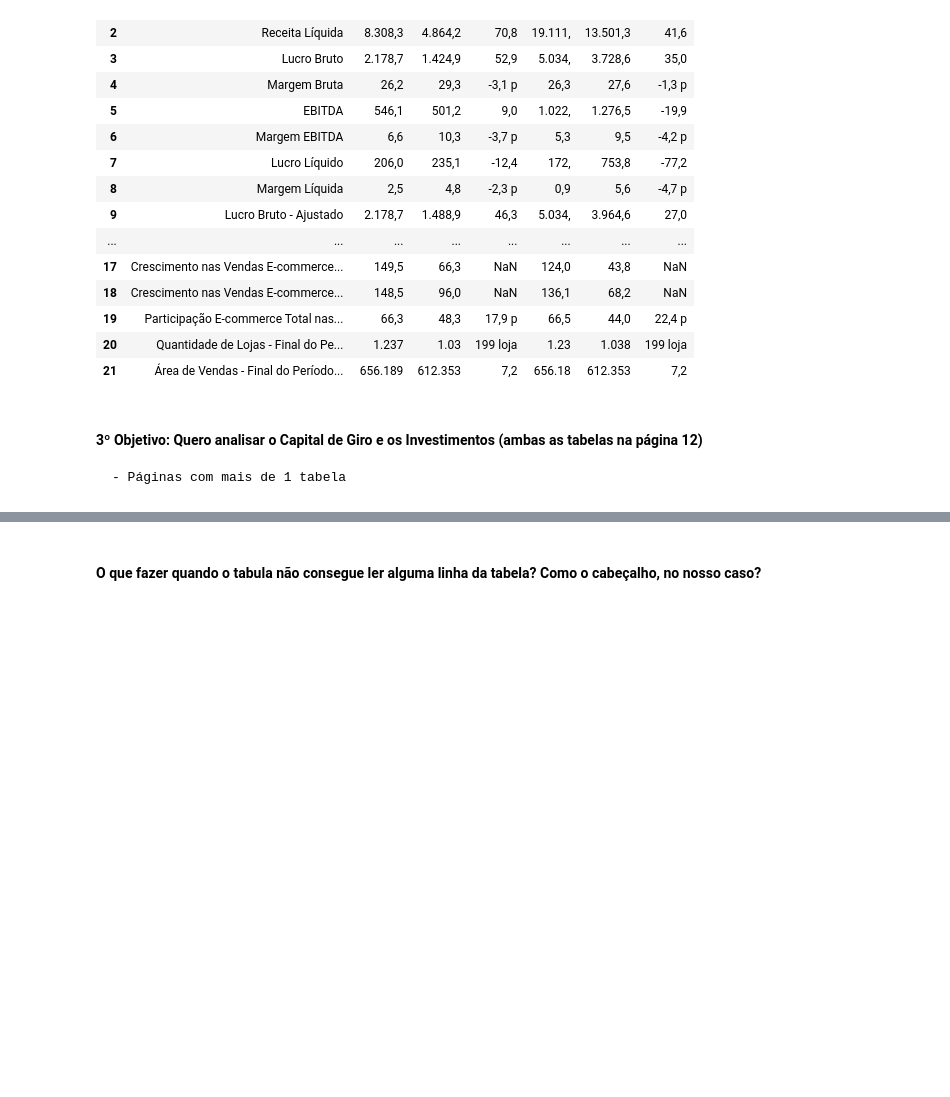
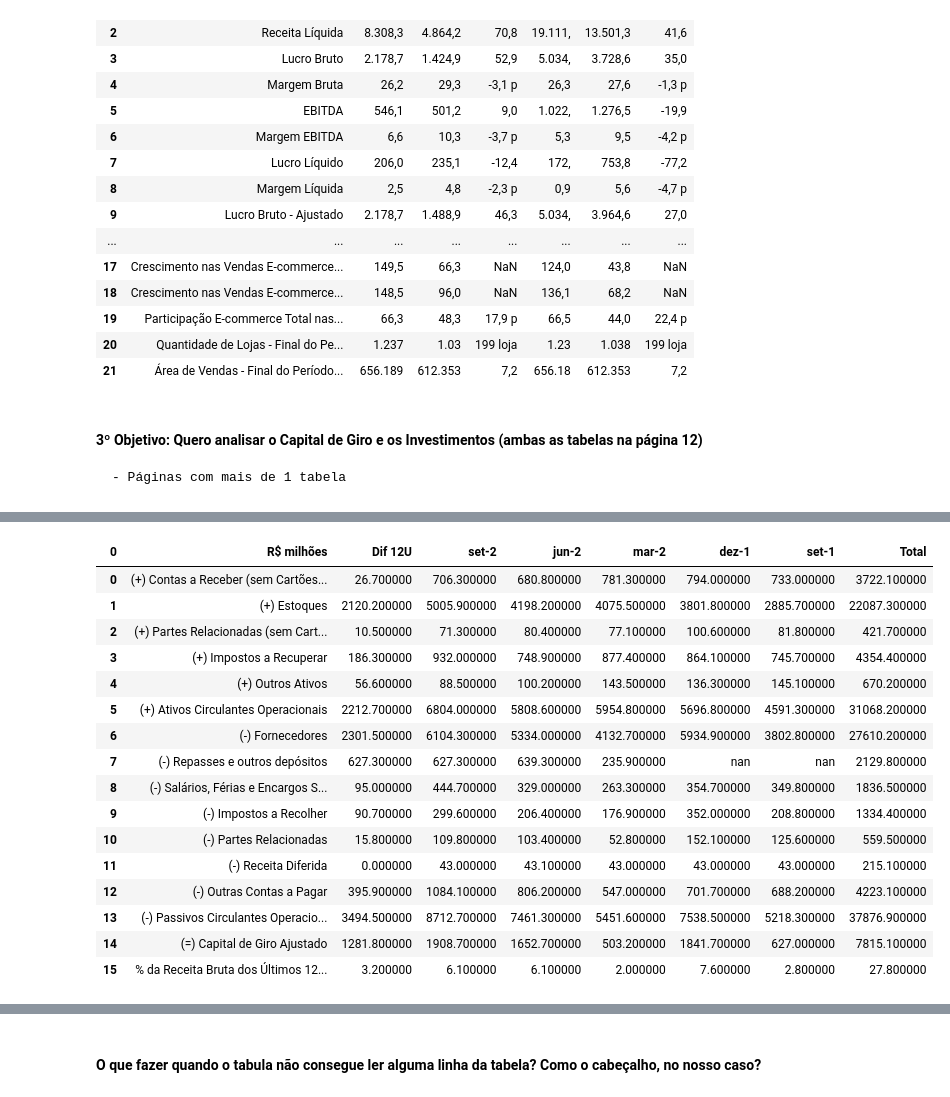
Before and after one commit to EngSivaldo/Int_python_txt_pdf, a Jupyter notebook: Arquivo Inicial PDF.ipynb, the cells around one changed output, grey strips where cells are left out. Cells and saved outputs as stored; diff of their text form; code cells hidden in the pictures; blank space fills up the shorter version.

```diff
--- a/Arquivo Inicial PDF.ipynb
+++ b/Arquivo Inicial PDF.ipynb
@@ -312,0 +560,64 @@ display(df_resultado)
+# %%
+import tabula
+import pandas as pd
+from IPython.display import display
+
+def process_table(file_path, pages, encoding='latin1', lattice=False):
+    # Ler o PDF
+    tabelas = tabula.read_pdf(file_path, pages=pages, encoding=encoding, lattice=lattice)
+
+    if tabelas:
+        df = tabelas[0]
+        df = df.dropna(how='all', axis=0)  # Excluir linhas totalmente vazias
+        df = df.dropna(how='all', axis=1)  # Excluir colunas totalmente vazias
+        df = df.reset_index(drop=True)  # Resetar o índice para iniciar em 0
+        return df
+    else:
+        return pd.DataFrame()  # Retornar um DataFrame vazio se nenhuma tabela for encontrada
+
+# Função para converter valores de texto em números
+def convert_to_numeric(df):
+    # Loop através de cada coluna, começando da segunda coluna até a última
+    for col in df.columns[1:]:
+        # Aplicar uma função lambda em cada elemento da coluna
+        df[col] = df[col].apply(
+            lambda x:
+            # Converter o valor para numérico após remover caracteres não numéricos
+            pd.to_numeric(
+                str(x)  # Converter o valor para string
+                .replace('.', '')  # Remover separadores de milhar (pontos)
+                .replace(',', '.')  # Substituir vírgulas decimais por pontos
+                .replace('(', '')  # Remover parênteses de abertura
+                .replace(')', '')  # Remover parênteses de fechamento
+                .replace('%', '')  # Remover símbolo de porcentagem
+                .replace('-', ''),  # Remover traços
+                errors='coerce'  # Tratar erros de conversão, substituindo valores inválidos por NaN
+            )
+            if pd.notnull(x) else x  # Manter valores nulos (NaN) inalterados
+        )
+    return df  # Retornar o DataFrame atualizado
+
+def highlight_total(s):
+    """Função para destacar a coluna 'Total'."""
+    is_total = s.name == 'Total'
+    return ['background-color: yellow' if is_total else '' for v in s]
+
+# Processar a primeira tabela
+df_capitalgiro = process_table('MGLU_ER_3T20_POR.pdf', pages=12)
+df_capitalgiro = convert_to_numeric(df_capitalgiro)
+display(df_capitalgiro)
+
+# Processar a tabela com lattice=True
+df_capitalgiro2 = process_table('MGLU_ER_3T20_POR.pdf', pages=12, lattice=True)
+if not df_capitalgiro2.empty:
+    colunas = df_capitalgiro2.iloc[0].dropna()  # Obter a primeira linha como colunas e excluir colunas vazias
+    df_capitalgiro.columns = colunas  # Definir os nomes das colunas na tabela original
+
+    # Adicionar a coluna "Total"
+    df_capitalgiro['Total'] = df_capitalgiro.iloc[:, 1:].apply(pd.to_numeric, errors='coerce').sum(axis=1)
+
+    # Aplicar a função de destaque para a coluna 'Total'
+    styled_df = df_capitalgiro.style.apply(lambda x: ['background-color: red' if i == 'Total' else '' for i in x.index], axis=1)
+
+    display(styled_df)  # Exibir a tabela final com a coluna 'Total' destacada
+# %% [output]
@@ -312,0 +641,17 @@ display(df_resultado)
+| 0 | R$ milhões | Dif 12U | set-2 | jun-2 | mar-2 | dez-1 | set-1 | Total |
+| 0 | (+) Contas a Receber (sem Cartões... | 26.700000 | 706.300000 | 680.800000 | 781.300000 | 794.000000 | 733.000000 | 3722.100000 |
+| 1 | (+) Estoques | 2120.200000 | 5005.900000 | 4198.200000 | 4075.500000 | 3801.800000 | 2885.700000 | 22087.300000 |
+| 2 | (+) Partes Relacionadas (sem Cart... | 10.500000 | 71.300000 | 80.400000 | 77.100000 | 100.600000 | 81.800000 | 421.700000 |
+| 3 | (+) Impostos a Recuperar | 186.300000 | 932.000000 | 748.900000 | 877.400000 | 864.100000 | 745.700000 | 4354.400000 |
+| 4 | (+) Outros Ativos | 56.600000 | 88.500000 | 100.200000 | 143.500000 | 136.300000 | 145.100000 | 670.200000 |
+| 5 | (+) Ativos Circulantes Operacionais | 2212.700000 | 6804.000000 | 5808.600000 | 5954.800000 | 5696.800000 | 4591.300000 | 31068.200000 |
+| 6 | (-) Fornecedores | 2301.500000 | 6104.300000 | 5334.000000 | 4132.700000 | 5934.900000 | 3802.800000 | 27610.200000 |
+| 7 | (-) Repasses e outros depósitos | 627.300000 | 627.300000 | 639.300000 | 235.900000 | nan | nan | 2129.800000 |
+| 8 | (-) Salários, Férias e Encargos S... | 95.000000 | 444.700000 | 329.000000 | 263.300000 | 354.700000 | 349.800000 | 1836.500000 |
+| 9 | (-) Impostos a Recolher | 90.700000 | 299.600000 | 206.400000 | 176.900000 | 352.000000 | 208.800000 | 1334.400000 |
+| 10 | (-) Partes Relacionadas | 15.800000 | 109.800000 | 103.400000 | 52.800000 | 152.100000 | 125.600000 | 559.500000 |
+| 11 | (-) Receita Diferida | 0.000000 | 43.000000 | 43.100000 | 43.000000 | 43.000000 | 43.000000 | 215.100000 |
+| 12 | (-) Outras Contas a Pagar | 395.900000 | 1084.100000 | 806.200000 | 547.000000 | 701.700000 | 688.200000 | 4223.100000 |
+| 13 | (-) Passivos Circulantes Operacio... | 3494.500000 | 8712.700000 | 7461.300000 | 5451.600000 | 7538.500000 | 5218.300000 | 37876.900000 |
+| 14 | (=) Capital de Giro Ajustado | 1281.800000 | 1908.700000 | 1652.700000 | 503.200000 | 1841.700000 | 627.000000 | 7815.100000 |
+| 15 | % da Receita Bruta dos Últimos 12... | 3.200000 | 6.100000 | 6.100000 | 2.000000 | 7.600000 | 2.800000 | 27.800000 |
```
Also changed, not shown: parts of 7 cells of this notebook.
